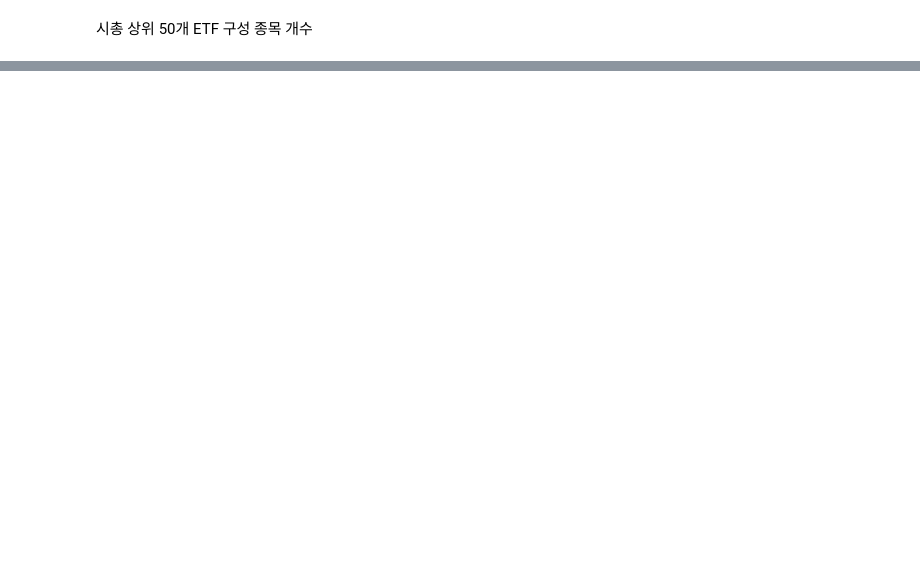
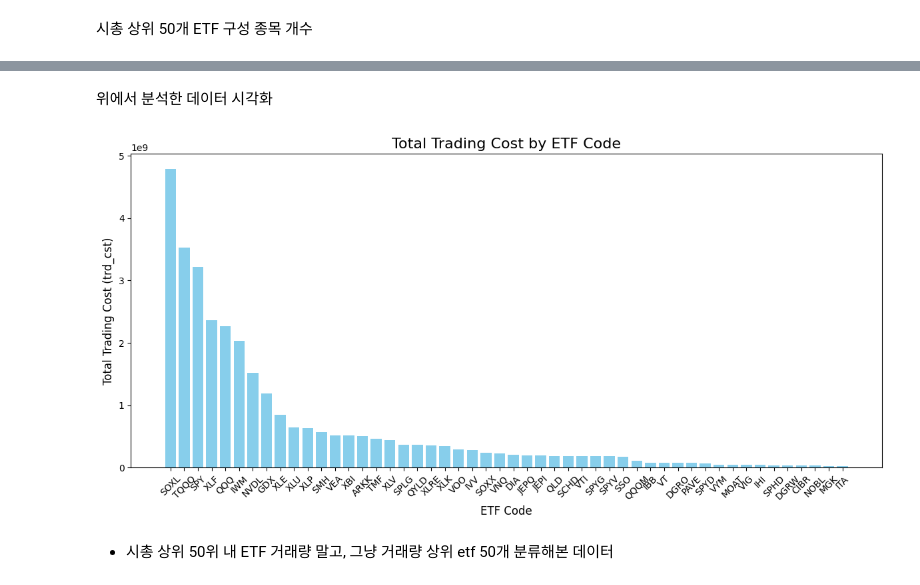
Before and after one commit to froggy-hyun/24NH_bigdata, a Jupyter notebook: code_yunseo.ipynb, the cells around one changed output, grey strips where cells are left out. Saved outputs shown, nothing was run; the diff lists cells and outputs as text; code cells hidden in the pictures; blank space fills up the shorter version.

```diff
--- a/code_yunseo.ipynb
+++ b/code_yunseo.ipynb
@@ -175,0 +114,7 @@ print(filtered_df)
+# %%
+data3 = pd.read_csv('data_chanwoo/NH_CONTEST_STK_DT_QUT.csv', encoding='cp949')
+data3['tck_iem_cd'] = data3['tck_iem_cd'].str.strip()
+filtered_data3 = data3[data3['tck_iem_cd'].isin(etf_codes)]
+result2 = filtered_data3.groupby('tck_iem_cd')['acl_trd_qty'].sum().reset_index()
+result2_sorted = result2.sort_values(by='acl_trd_qty', ascending=False)
+result2_sorted
@@ -175,0 +139,24 @@ print(filtered_df)
+# %% [markdown]
+위에서 분석한 데이터 시각화
+# %%
+import matplotlib.pyplot as plt
+
+# 그래프 크기 설정
+plt.figure(figsize=(12, 6))
+
+# 바 차트 생성
+plt.bar(result2_sorted['tck_iem_cd'], result2_sorted['acl_trd_qty'], color='skyblue')
+
+# 제목 및 라벨 설정
+plt.title('Total Trading Cost by ETF Code', fontsize=16)
+plt.xlabel('ETF Code', fontsize=12)
+plt.ylabel('Total Trading Cost (trd_cst)', fontsize=12)
+plt.xticks(rotation=45)  # x축 라벨 회전
+
+# 그래프 표시
+plt.tight_layout()  # 레이아웃 자동 조정
+plt.show()
+# %% [output]
+[figure, added]
+# %% [markdown]
++ 시총 상위 50위 내 ETF 거래량 말고, 그냥 거래량 상위 etf 50개 분류해본 데이터
```
Also changed, not shown: parts of 26 cells of this notebook, 1 other file.
